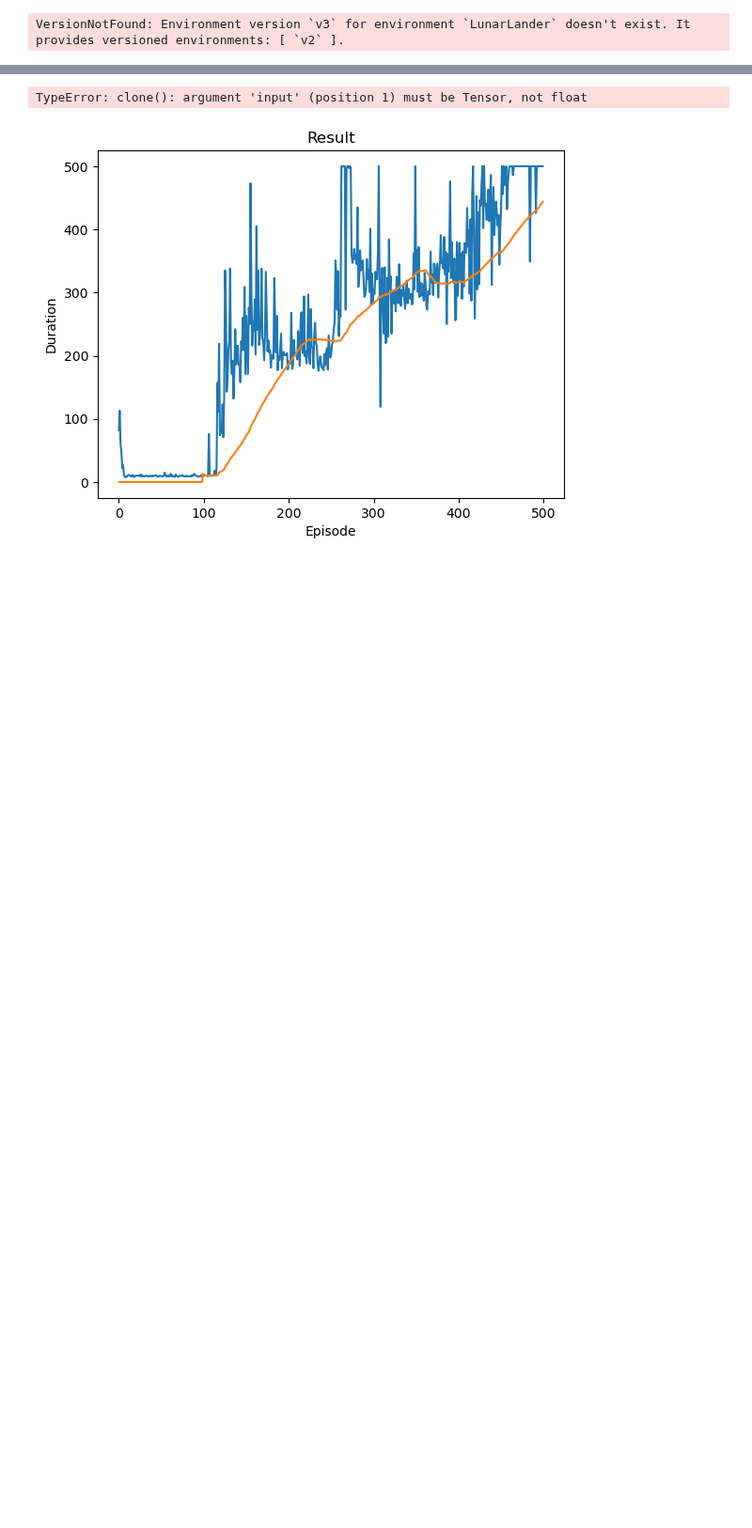
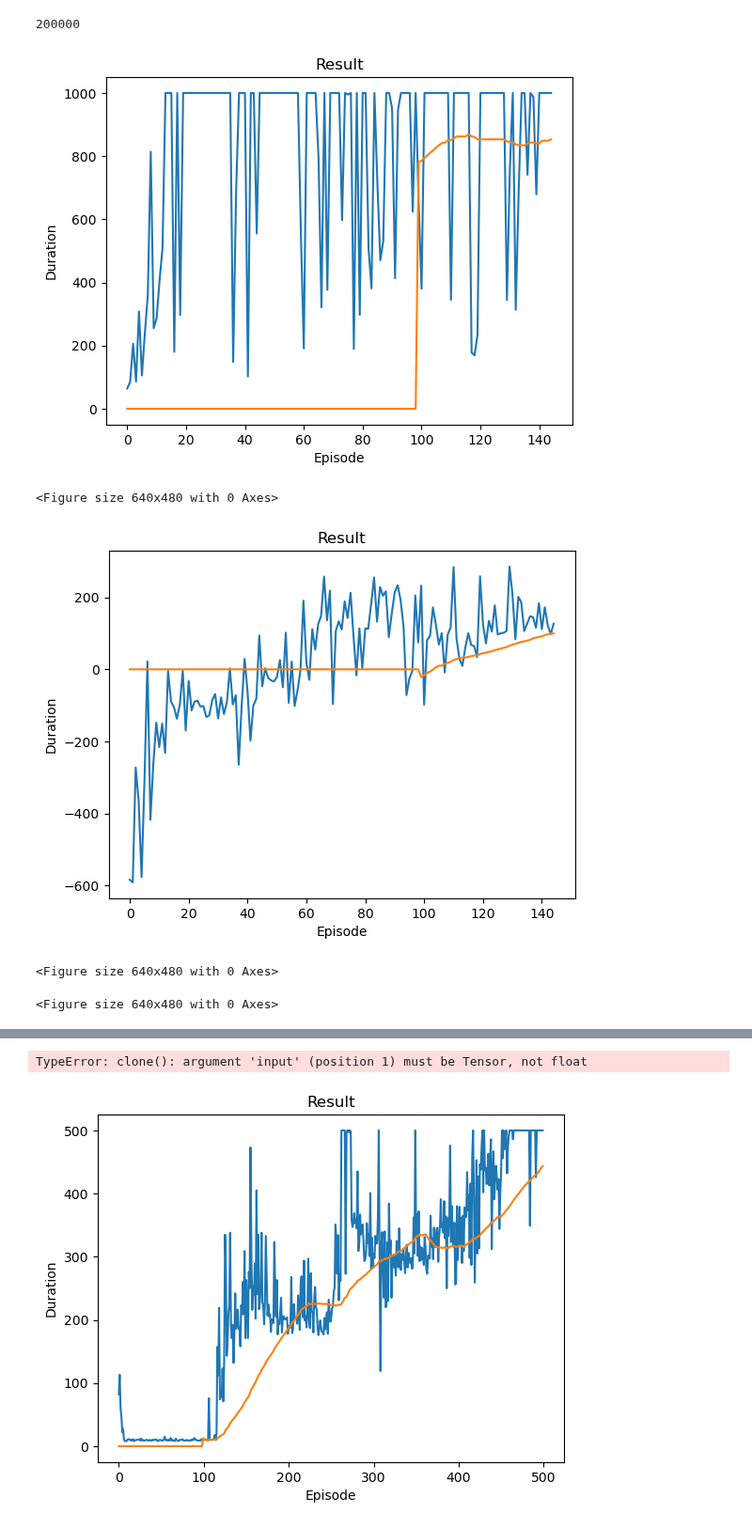
Before and after one commit to bcozmen/deeppy, a Jupyter notebook: example.ipynb, the cells around one changed output, grey strips where cells are left out. Shown at 94% size. Saved outputs shown, nothing was run; the diff lists cells and outputs as text; code cells hidden in the pictures; blank space fills up the shorter version.

```diff
--- a/example.ipynb
+++ b/example.ipynb
@@ -26,6 +26,7 @@ def train_sac(episodes = 500):
         while(not lf.train(metrics=False)):
             pass
         c, r = lf.test()
+        lf.durations.append(c)
         lf.rewards.append(r)
         if i%25 == 0:
             lf.plot(lf.rewards)
@@ -33,15 +34,13 @@ def train_sac(episodes = 500):
 
 device = torch.device("cuda" if torch.cuda.is_available() else "cpu")
 env = gym.make("CartPole-v1", render_mode="rgb_array")
-#env = gym.make("LunarLander-v3", render_mode="rgb_array")
+env = gym.make("LunarLander-v3", render_mode="rgb_array")
 env.action_space.shape
 
 obs, act = env.observation_space.shape[0], env.action_space.n
-# %% [output]
-VersionNotFound: Environment version `v3` for environment `LunarLander` doesn't exist. It provides versioned environments: [ `v2` ].
 # %%
 q_arch_params = {
-    "layers" : [obs,128,128,act],
+    "layers" : [obs,512,523,act],
     "type" : nn.Linear,
     "decs" : [],
     "args" : [],
@@ -73,7 +72,7 @@ ddqn_params = {
 }
 
 p_arch_params = {
-    "layers" : [obs,128,128,act],
+    "layers" : [obs,512,512,act],
     "type" : nn.Linear,
     "decs" : [],
     "args" : [],
@@ -100,7 +99,21 @@ sac_params = {
 }
 # %%
 model = Discrete_SAC(**sac_params)
-data = EnvData(env, 20000, device= device)
+data = EnvData(env, 200000, device= device)
 lf = LearningFrame(model, data, batch_size = 128, start_size = 128)
 durations = []
+# %%
+len(lf.data.memory)
+# %% [output]
+200000
+# %%
+lf.plot(lf.durations,show_result= True)
+
+lf.plot(lf.rewards,show_result= True)
+# %% [output]
+[figure, added]
+<Figure size 640x480 with 0 Axes>
+[figure, added]
+<Figure size 640x480 with 0 Axes>
+<Figure size 640x480 with 0 Axes>
 # %%
```
Also changed, not shown: parts of 1 cell of this notebook, 2 other files.
